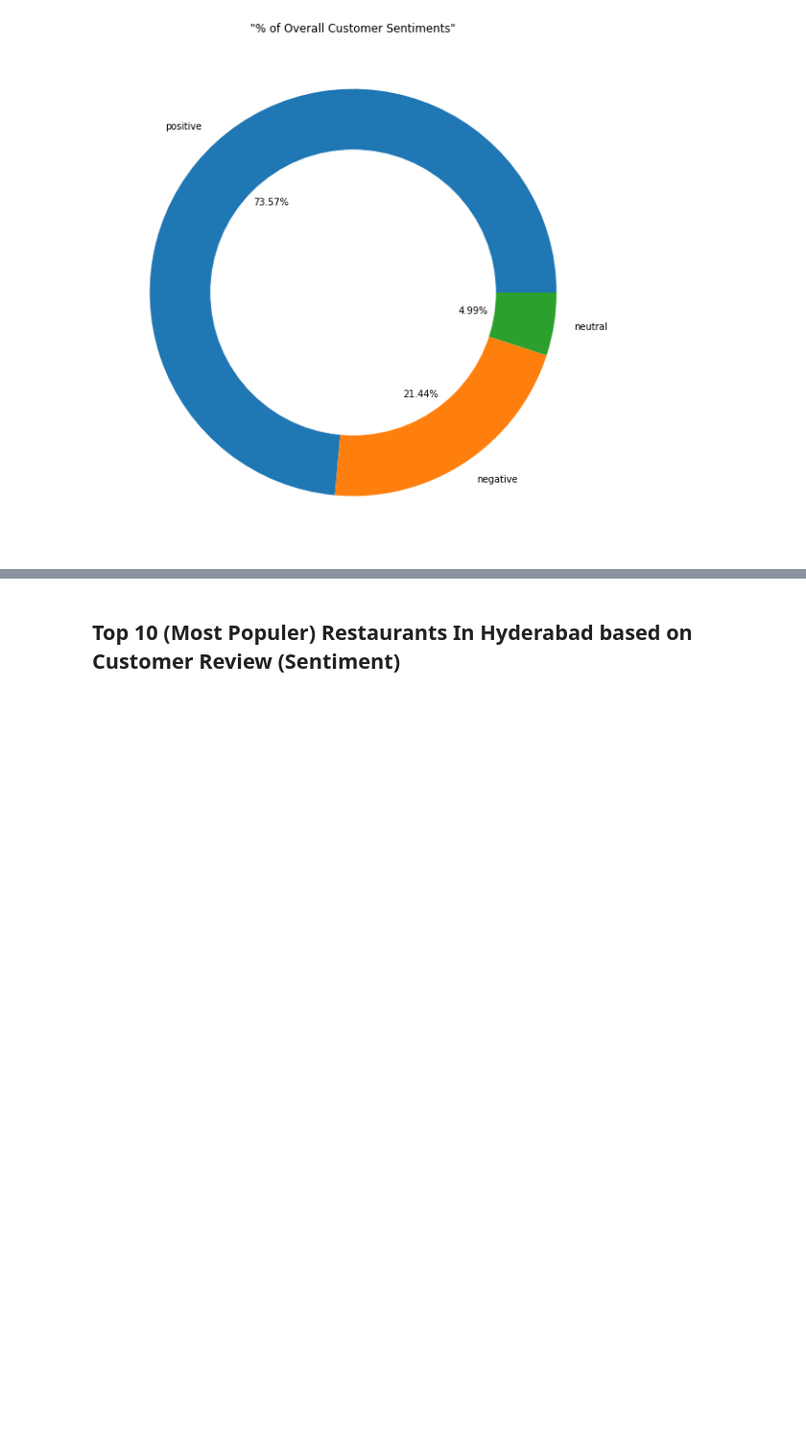
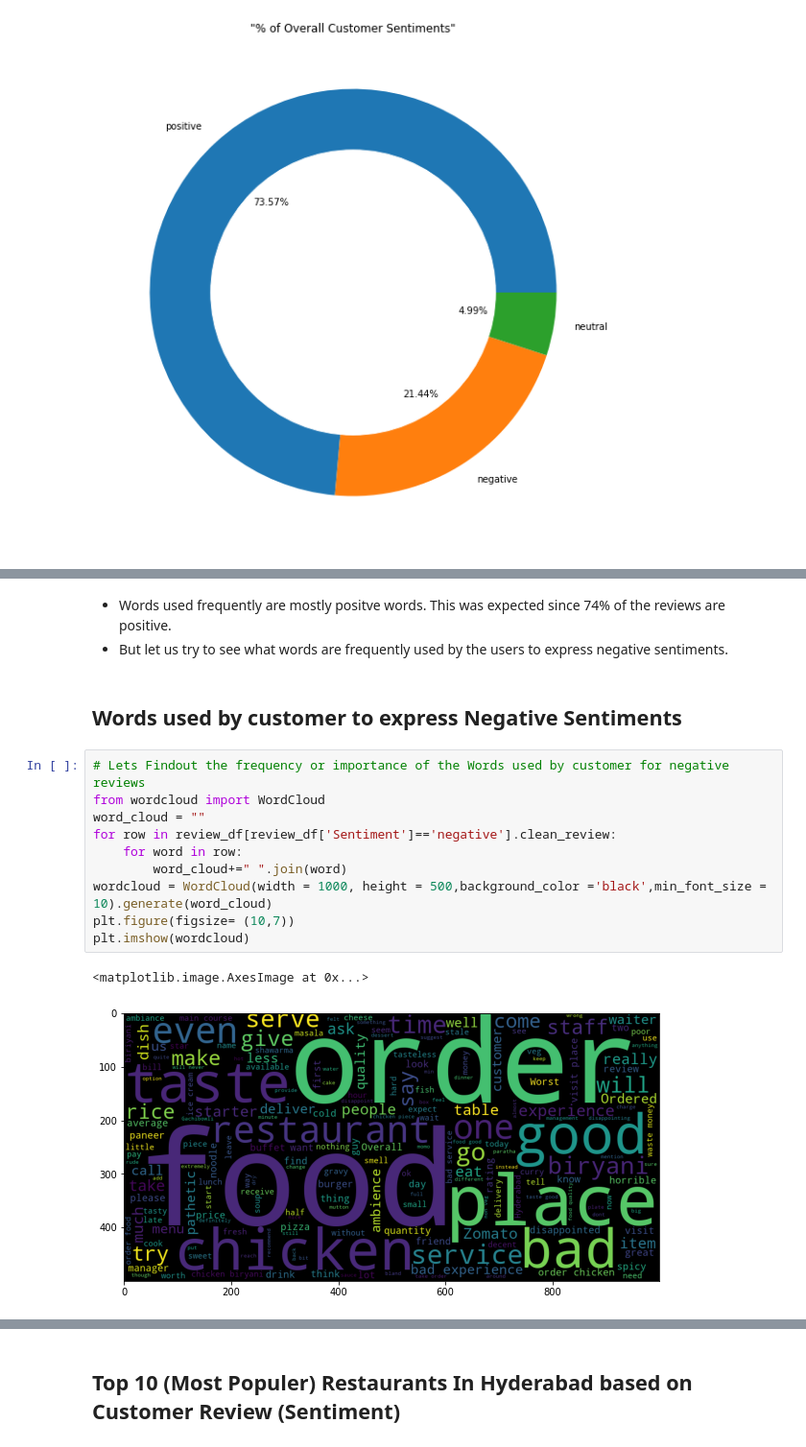
Before and after one commit to VilasSonawane/ZOMATO-RESTAURANT-CLUSTERING-AND-SENTIMENT-ANALYSIS, a Jupyter notebook: Vilas_Final_Copy_of_ZOMATO_RESTAURANT_CLUSTERING_AND_SENTIMENT_ANALYSIS.ipynb, the cells around one changed output, grey strips where cells are left out. Shown at 96% size. Saved outputs shown, nothing was run; the diff lists cells and outputs as text; blank space fills up the shorter version.

```diff
--- a/Vilas_Final_Copy_of_ZOMATO_RESTAURANT_CLUSTERING_AND_SENTIMENT_ANALYSIS.ipynb
+++ b/Vilas_Final_Copy_of_ZOMATO_RESTAURANT_CLUSTERING_AND_SENTIMENT_ANALYSIS.ipynb
@@ -1104,0 +1127,18 @@ plt.imshow(wordcloud)
+# %% [markdown]
+* Words used frequently are mostly positve words. This was expected since 74% of the reviews are positive.
+* But let us try to see what words are frequently used by the users to express negative sentiments.
+# %% [markdown]
+## **Words used by customer to express Negative Sentiments**
+# %%
+# Lets Findout the frequency or importance of the Words used by customer for negative reviews
+from wordcloud import WordCloud
+word_cloud = ""
+for row in review_df[review_df['Sentiment']=='negative'].clean_review:
+    for word in row:
+        word_cloud+=" ".join(word)
+wordcloud = WordCloud(width = 1000, height = 500,background_color ='black',min_font_size = 10).generate(word_cloud)
+plt.figure(figsize= (10,7))
+plt.imshow(wordcloud)
+# %% [output]
+<matplotlib.image.AxesImage at 0x...>
+[figure, added]
```
Also changed, not shown: parts of 88 cells of this notebook.
